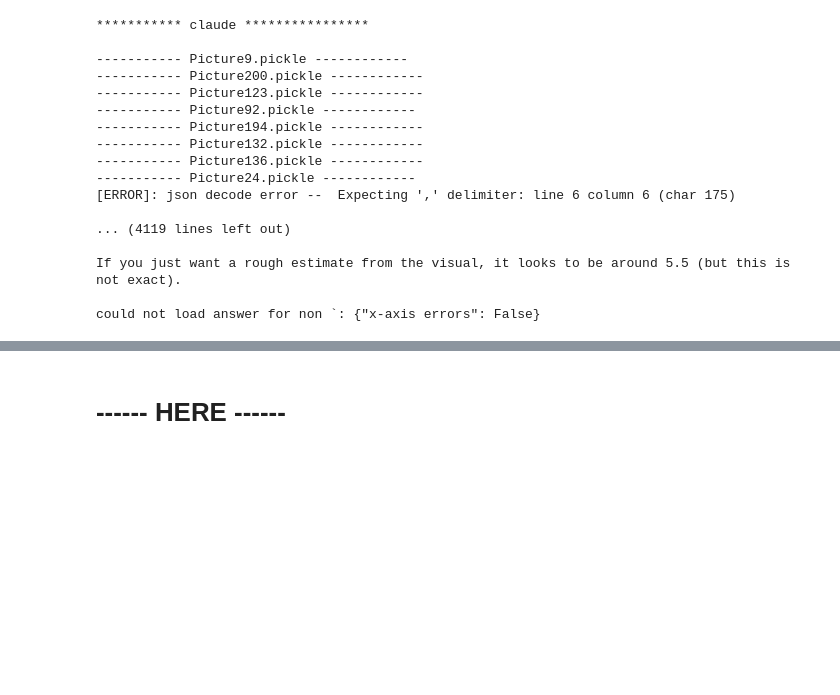
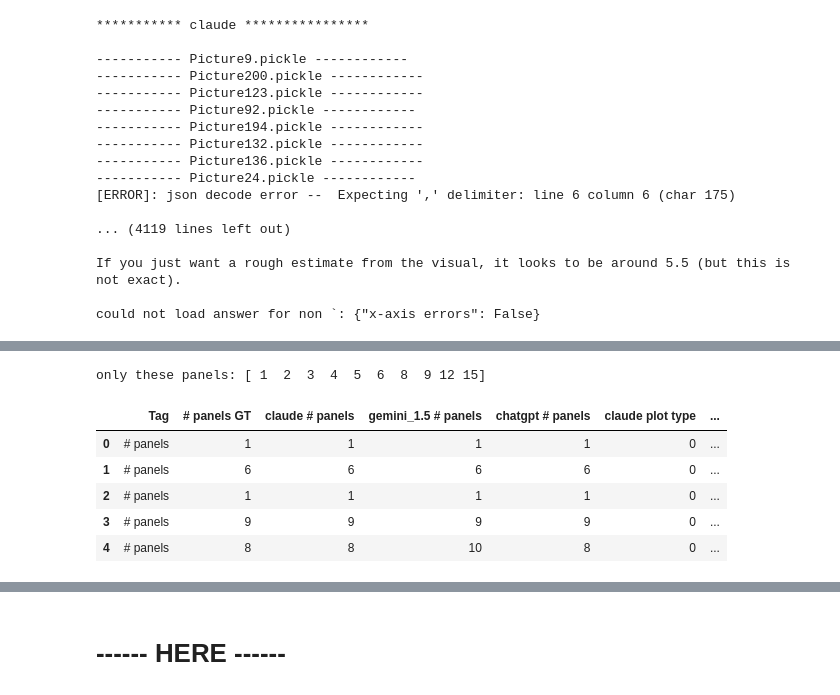
Before and after one commit to ReadingTimeMachine/LLM_VQA_MultiPanel, a Jupyter notebook: parse_lmm_outputs_to_figs.ipynb, the cells around one changed output, grey strips where cells are left out. Drawn from its saved outputs; the diff is of its cells as text; code cells hidden in the pictures; blank space fills up the shorter version.

```diff
--- a/parse_lmm_outputs_to_figs.ipynb
+++ b/parse_lmm_outputs_to_figs.ipynb
@@ -274,0 +299,17 @@ plt.show()
+# %%
+# for plotting, only take ones where count = X or more
+count_cut = 5
+panels_cut = dfpsort[dfpsort >= count_cut].index
+print('only these panels:', np.array(panels_cut.values))
+
+dfcut = dfplot.copy()#[dfplot[dfplot['# panels GT']] >= panels_cut.max()]
+dfcut = dfcut[dfcut['# panels GT'].isin(panels_cut)]
+dfcut.head()
+# %% [output]
+only these panels: [ 1  2  3  4  5  6  8  9 12 15]
+|  | Tag | # panels GT | claude # panels | gemini_1.5 # panels | chatgpt # panels | claude plot type | ... |
+| 0 | # panels | 1 | 1 | 1 | 1 | 0 | ... |
+| 1 | # panels | 6 | 6 | 6 | 6 | 0 | ... |
+| 2 | # panels | 1 | 1 | 1 | 1 | 0 | ... |
+| 3 | # panels | 9 | 9 | 9 | 9 | 0 | ... |
+| 4 | # panels | 8 | 8 | 10 | 8 | 0 | ... |
```
Also changed, not shown: parts of 9 cells of this notebook, 1 other file.
